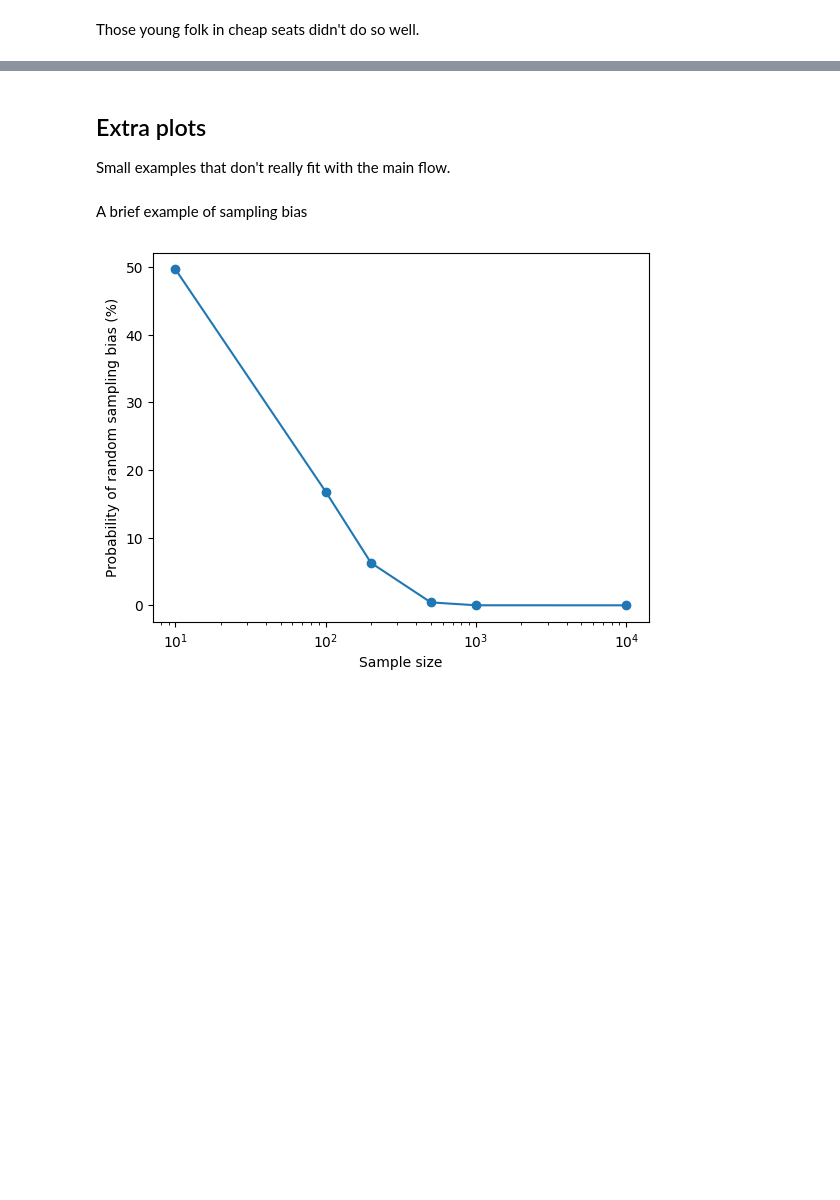
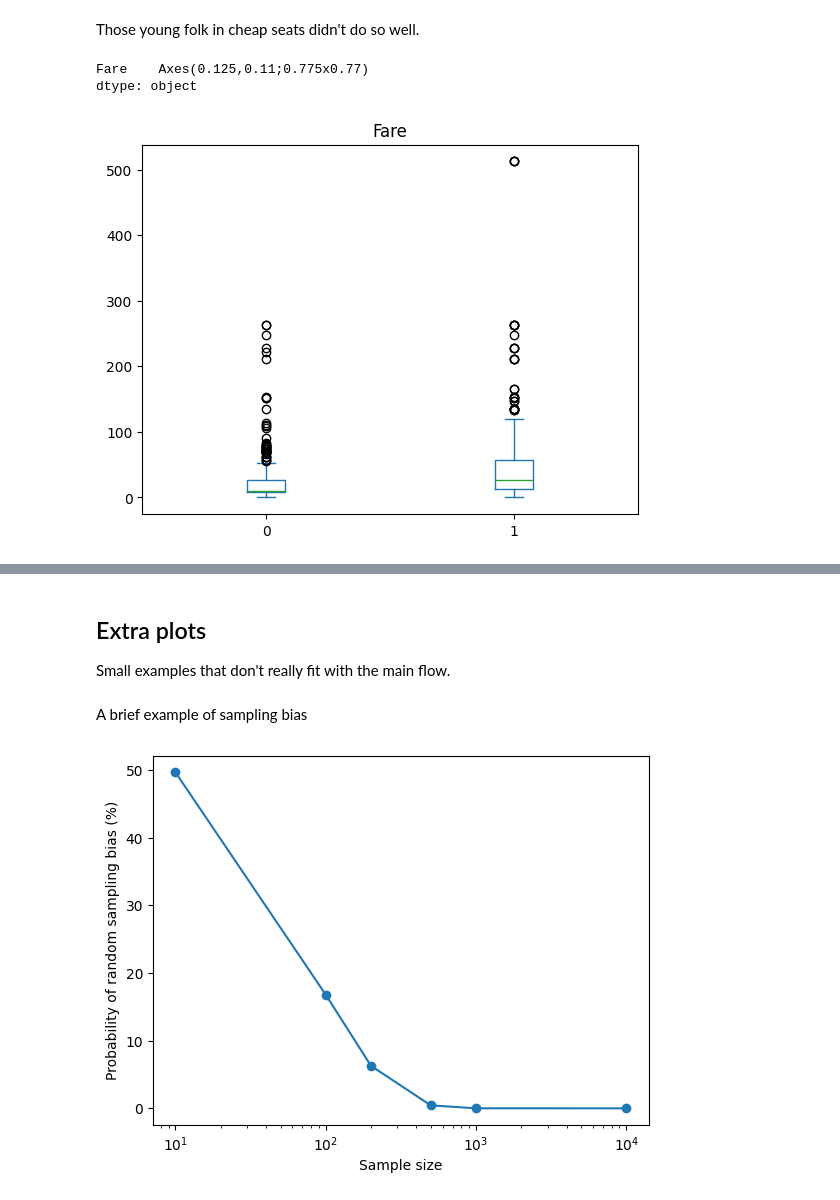
Before and after one commit to mru-data3464/w26, a Jupyter notebook: demo_code/03_eda/eda_demo.ipynb, the cells around one changed output, grey strips where cells are left out. Cells and saved outputs as stored; diff of their text form; code cells hidden in the pictures; blank space fills up the shorter version.

```diff
--- a/demo_code/03_eda/eda_demo.ipynb
+++ b/demo_code/03_eda/eda_demo.ipynb
@@ -222,4 +294,9 @@ ax.set_yscale("log")
 Those young folk in cheap seats didn't do so well.
 # %%
 # box plots
-td.plot.box(by="Survived", layout=(2,3), figsize=(10,8))
+# figure out how to make this a log scale
+td.plot.box(by="Survived", column="Fare")
+# %% [output]
+Fare    Axes(0.125,0.11;0.775x0.77)
+dtype: object
+[figure, added]
```
Also changed, not shown: parts of 10 cells of this notebook, 1 other file.
